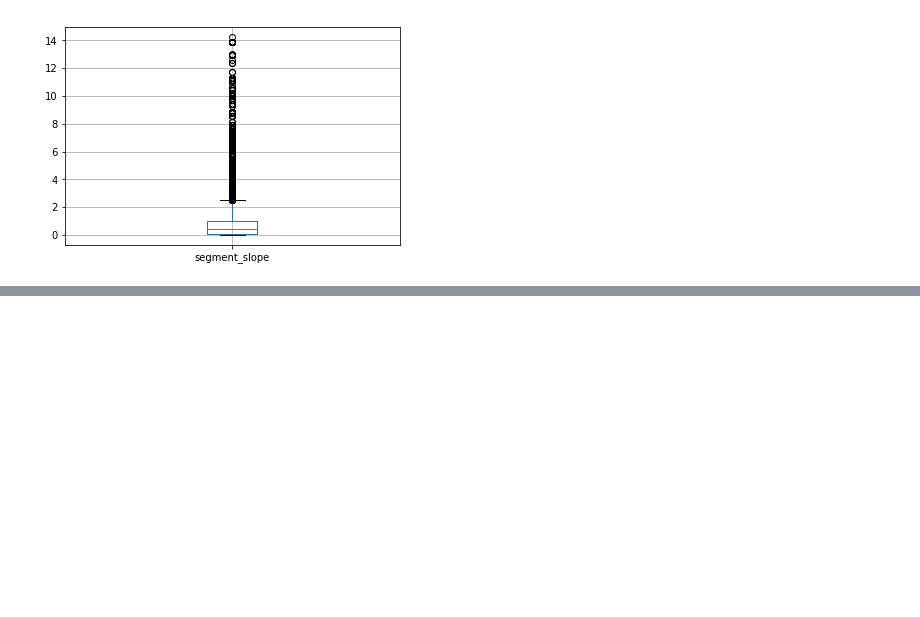
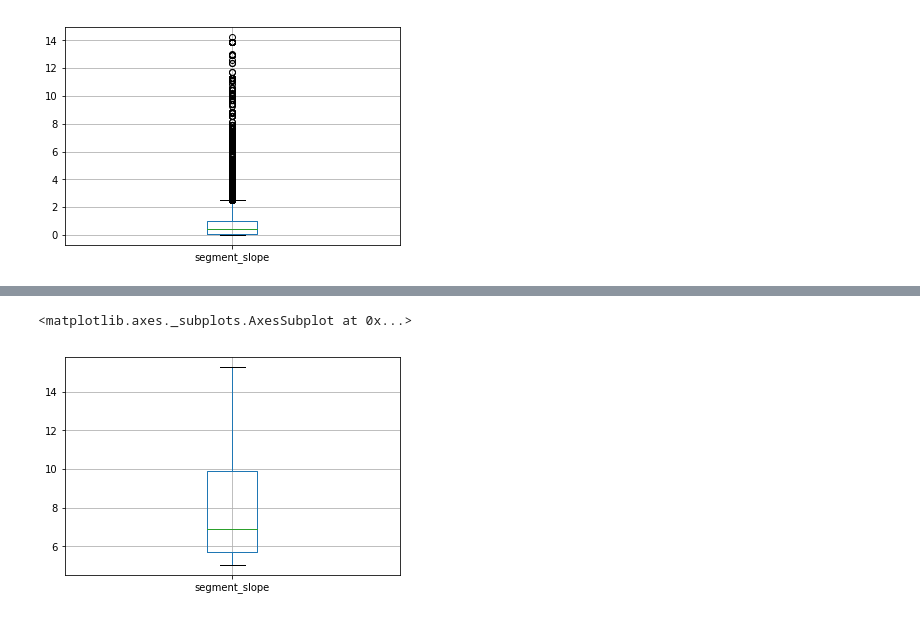
Before and after one commit to smnorris/bcfishobs_spp-by-slope, a Jupyter notebook: notebooks/Observations_species_slope.ipynb, the cells around one changed output, grey strips where cells are left out. Cells and saved outputs as stored; diff of their text form; code cells hidden in the pictures; blank space fills up the shorter version.

```diff
--- a/notebooks/Observations_species_slope.ipynb
+++ b/notebooks/Observations_species_slope.ipynb
@@ -89,0 +98,9 @@ df_co.boxplot(column=['segment_slope'])
+# %%
+# CM
+df_sp = df[df['species_code'] == 'CM']
+df_sp = df_sp[df_sp['segment_slope'] < 20]
+df_sp = df_sp[df_sp['segment_slope'] > 5]
+df_sp.boxplot(column=['segment_slope'])
+# %% [output]
+<matplotlib.axes._subplots.AxesSubplot at 0x...>
+[figure, added]
```
Also changed, not shown: parts of 5 cells of this notebook.
